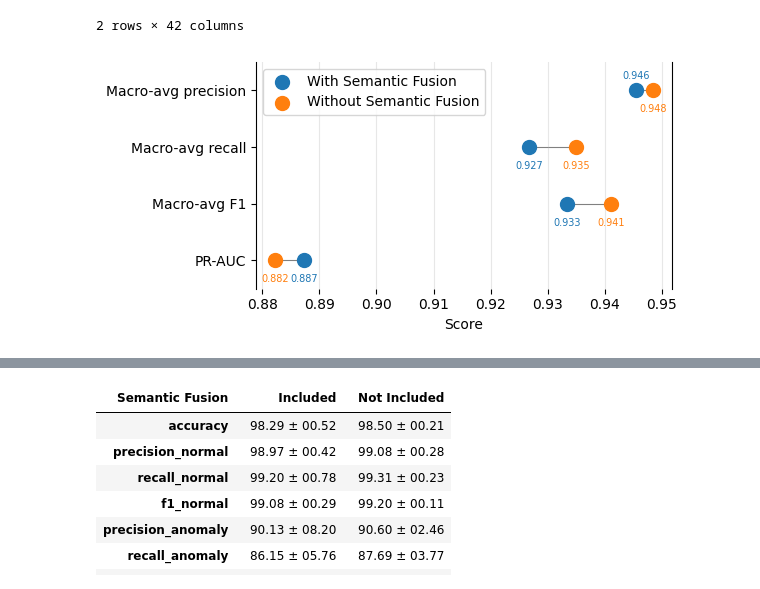
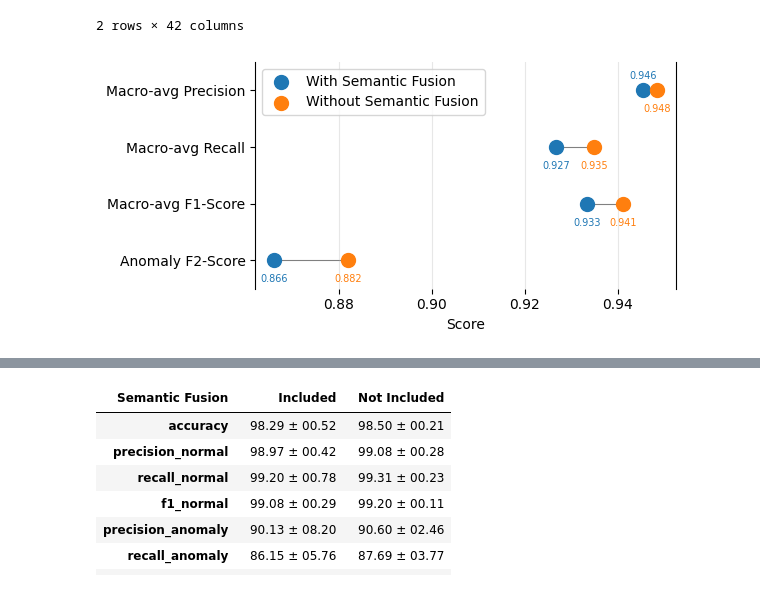
Before and after one commit to BridgeSentry/BridgeSentry, a Jupyter notebook: notebooks/ablation_semantic_fusion20260817.ipynb, the cells around one changed output, grey strips where cells are left out. Saved outputs shown, nothing was run; the diff lists cells and outputs as text; code cells hidden in the pictures.

```diff
--- a/notebooks/ablation_semantic_fusion20260817.ipynb
+++ b/notebooks/ablation_semantic_fusion20260817.ipynb
@@ -206,14 +206,14 @@ metric_cols = [
     "precision_macro_mean",
     "recall_macro_mean",
     "f1_macro_mean",
-    "pr_auc_mean"
+    "f2_anomaly_mean"
 ]
 y = np.arange(len(metric_cols))
 labels = [
-    "Macro-avg precision",
-    "Macro-avg recall",
-    "Macro-avg F1",
-    "PR-AUC"
+    "Macro-avg Precision",
+    "Macro-avg Recall",
+    "Macro-avg F1-Score",
+    "Anomaly F2-Score"
 ]
 
 fig, ax = plt.subplots(figsize=(6, 3))
@@ -571,14 +571,14 @@ metric_cols = [
     "precision_macro_mean",
     "recall_macro_mean",
     "f1_macro_mean",
-    "pr_auc_mean"
+    "f2_anomaly_mean"
 ]
 y = np.arange(len(metric_cols))
 labels = [
-    "Macro-avg precision",
-    "Macro-avg recall",
-    "Macro-avg F1",
-    "PR-AUC"
+    "Macro-avg Precision",
+    "Macro-avg Recall",
+    "Macro-avg F1-Score",
+    "Anomaly F2-Score"
 ]
 
 fig, ax = plt.subplots(figsize=(6, 3))
@@ -606,34 +606,35 @@ for j, ev_name in enumerate(evals):
             f"{row[metric]:.3f}",
             (row[metric], i),
             textcoords="offset points",
             xytext=(0, 14) if j == 0 and abs(plot_df[metric].iloc[0] - plot_df[metric].iloc[1]) < 0.004 else (0, -10),
             ha="center",
             va="top",
             fontsize=7,
             color=color_map[ev_name],
         )
     vals = plot_df.loc[plot_df["evaluation"] == ev_name, metric_cols].iloc[0].to_numpy(dtype=float)
     ax.scatter(vals, y, s=100, color=color_map[ev_name], label=ev_name, zorder=2)
 
 ax.set_yticks(y)
 ax.spines['top'].set_visible(False)
 ax.spines['bottom'].set_visible(False)
 ax.set_ylim(y.min() - 0.5, y.max() + 0.5)
 
 ax.set_yticklabels(labels)
 ax.invert_yaxis()
 ax.set_xlabel("Score")
 ax.grid(axis="x", alpha=0.3)
 # set x limits with a small margin
 all_vals = plot_df[metric_cols].to_numpy(dtype=float)
 xmin, xmax = all_vals.min(), all_vals.max()
 pad = (xmax - xmin) * 0.05 if xmax > xmin else 0.01
 ax.set_xlim(xmin - pad, xmax + pad)
 ax.legend()
 plt.tight_layout()
+
 plt.show()
 # %% [output]
-[figure, old version]
+[figure, new version]
 # %%
 trimmed_df = comparison_df[[
     "rm_semantic_fusion",
```
Also changed, not shown: parts of 1 cell of this notebook.
